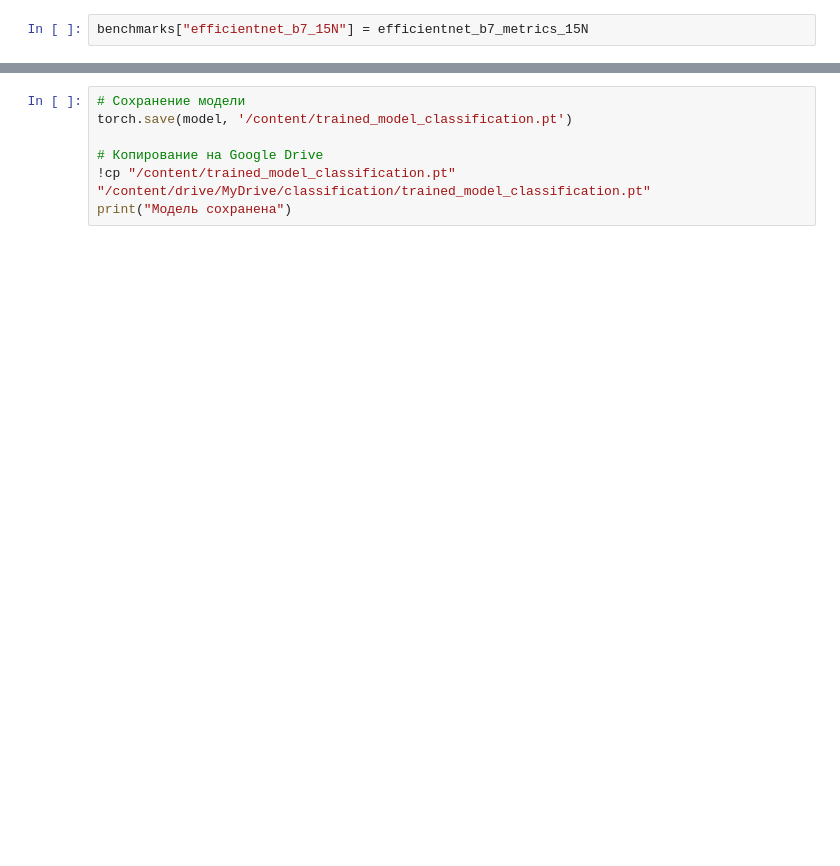
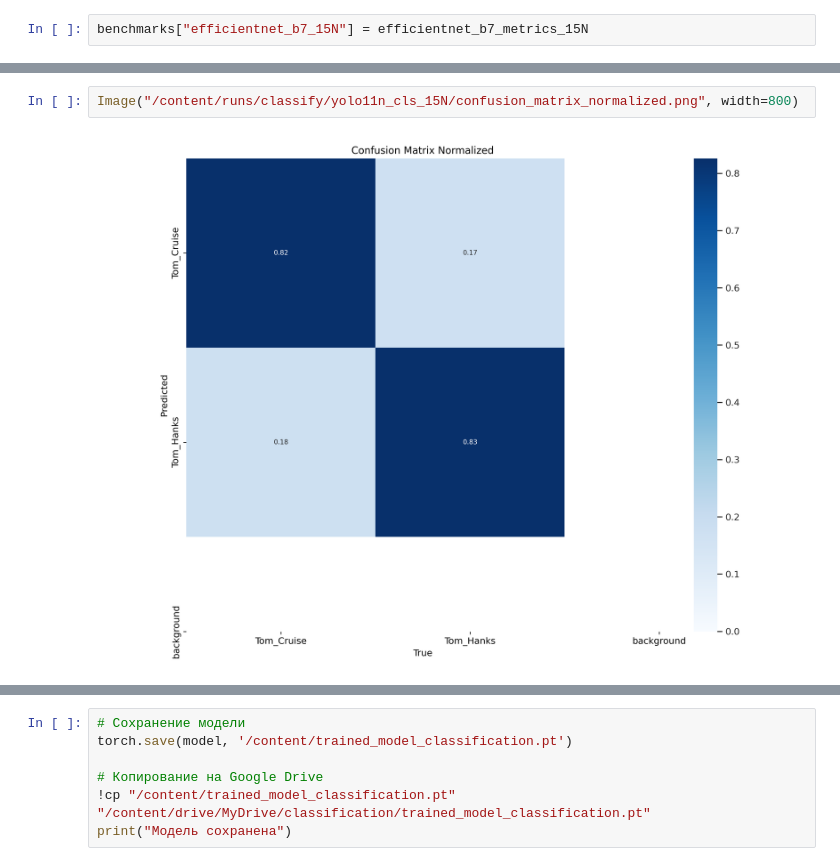
Before and after one commit to lpestov/interactive_ai_model_builder, a Jupyter notebook: models/classification/notebooks/classification_neural_network.ipynb, the cells around one changed output, grey strips where cells are left out. Drawn from its saved outputs; the diff is of its cells as text; blank space fills up the shorter version.

```diff
--- a/models/classification/notebooks/classification_neural_network.ipynb
+++ b/models/classification/notebooks/classification_neural_network.ipynb
@@ -1177,0 +1482,4 @@ comparison_df = compare_benchmarks(benchmarks)
+# %%
+Image("/content/runs/classify/yolo11n_cls_15N/confusion_matrix_normalized.png", width=800)
+# %% [output]
+[figure, added]
```
Also changed, not shown: parts of 105 cells of this notebook, 1 other file.
